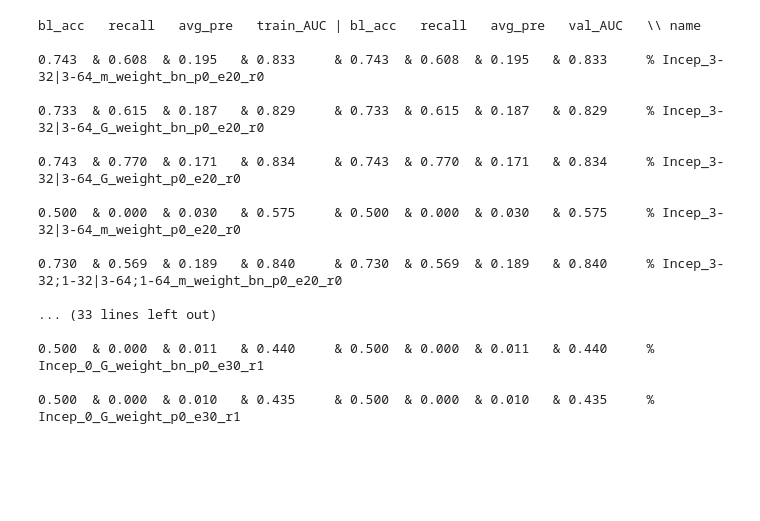
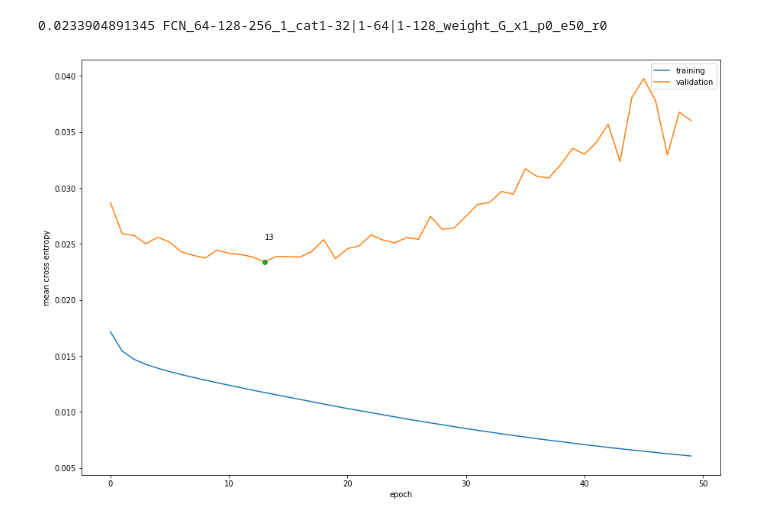
Before and after one commit to LiyaoTang/Road-Extraction-from-Time-Series-Satellite-Images, a Jupyter notebook: NSW-CNN/Segmentation-FCN/parse_log.ipynb, the cells around one changed output. Drawn from its saved outputs; the diff is of its cells as text; code cells hidden in the pictures; blank space fills up the shorter version.

```diff
--- a/NSW-CNN/Segmentation-FCN/parse_log.ipynb
+++ b/NSW-CNN/Segmentation-FCN/parse_log.ipynb
@@ -6,7 +6,6 @@ import sklearn as sk
 import sklearn.linear_model as sklm
 import sklearn.metrics as skmt
 import matplotlib
-matplotlib.use('agg') # so that plt works in command line
 import matplotlib.pyplot as plt
 import scipy.io as sio
 import skimage.io
@@ -30,6 +29,6 @@ from Data_Extractor import *
 
 parser = OptionParser()
 parser.add_option("--dir", dest="dir")
-(options, args) = parser.parse_args(["--dir", "./Log/Inception/"])
+(options, args) = parser.parse_args(["--dir", "./Log/FCN/"])
 
 log_dir = options.dir
@@ -197,0 +204,8 @@ sorted_record_list
+# %%
+conv_set = set([])
+for r in sorted_record_list:
+    if r['train']['xen_curve']:
+        conv_set.add((r['conv'], r['cat']))
+print(len(sorted_record_list))
+for p in conv_set:
+    print(p)
@@ -198,5 +264,41 @@ sorted_record_list
+# %%
+# selected_model = ['FCN_32-64-128_1_cat1-32;3-32_weight_G_x1_p0_e25_r0-24',
+#                   'FCN_32-64-128_1_cat1-32;3-32|1-32;3-32_weight_G_x1_p0_e25_r0-19',
+#                   'FCN_32-64-128_1_cat1-32|1-32|1-32_weight_G_x1_p0_e25_r0-24',
+#                   'FCN_64-128-256_1_cat1-32;3-32_weight_G_x1_p0_e25_r0-19',
+#                   'FCN_64-128-256_1_cat1-32;3-32|1-32;3-32_weight_G_x1_p0_e25_r0-19',
+#                   'FCN_64-128-256_1_cat1-32|1-32|1-32_weight_G_x1_p0_e25_r0-19']
+
+selected_model = ['FCN_64-128-256_1_cat1-32|1-64|1-128_weight_G_x1_p0_e50_r0']
+# %%
+for r in sorted_record_list:
+    if r['name'] not in selected_model:
+        continue
+
+    val_min_y = min(r['val']['xen_curve'])
+    val_min_x = r['val']['xen_curve'].index(val_min_y)
+    print(val_min_y, r['name'])
+
+    plt.close('all')
+    plt.figure(figsize=(15,10))
+    plt.plot(r['train']['xen_curve'], label='training')
+    plt.plot(r['val']['xen_curve'], label='validation')
+
+    plt.plot(val_min_x, val_min_y, 'o')
+    plt.annotate(str(val_min_x), xy=(val_min_x, val_min_y), xytext=(val_min_x, val_min_y+0.002))
+
+    plt.xlabel('epoch')
+    plt.ylabel('mean cross entropy')
+
+    plt.legend()
+    plt.savefig(r['name'], bbox_inches='tight', transparent=True)
+    plt.show()
+    print()
+# %% [output]
+0.0233904891345 FCN_64-128-256_1_cat1-32|1-64|1-128_weight_G_x1_p0_e50_r0
+[figure, added]
 # %%
-print("%-6s   %-6s   %-7s   %-9s | %-6s   %-6s   %-7s   %-9s \\\\ %s \n" % (
+print("%-30s & %-6s %-6s   %-7s   %-9s | %-6s   %-6s   %-7s   %-9s \\\\ %s \n" % ('structure',
                                    'bl_acc', 'recall',  'avg_pre','train_AUC',
                                    'bl_acc',   'recall','avg_pre','val_AUC',
                                    'name'))
@@ -205,32 +307,15 @@ for r in sorted_record_list:
 
     train_bal_acc = (r['train']['pos_recall'] + r['train']['neg_recall'])/2
     val_bal_acc = (r['val']['pos_recall'] + r['train']['neg_recall'])/2
-    print("%-6.3f & %-6.3f & %-7.3f & %-9.3f & %-6.3f & %-6.3f & %-7.3f & %-9.3f %% %s \n" %
-          (r['train']['bal_acc'], r['train']['pos_recall'], r['train']['avg_pre'], r['train']['AUC'],
-           r['val']['bal_acc'],   r['val']['pos_recall'],   r['val']['avg_pre'],   r['val']['AUC'],
+    print("%-30s & %-7.3f & %-7.3f & %-4.3f & %-7.3f & %-7.3f & %-4.3f \\\\ %% %s \n" %
+          (r['conv'].replace('|', '| '), # +' '+r['cat'],
+           r['train']['bal_acc'], r['train']['avg_pre'], r['train']['AUC'],
+           r['val']['bal_acc'],   r['val']['avg_pre'],   r['val']['AUC'],
            r['name'])
          )
 
-    assert (abs(r['val']['pos_recall'] + r['val']['neg_recall'])/2 - r['val']['bal_acc']) < 1e-10
-    assert (abs(r['train']['pos_recall'] + r['train']['neg_recall'])/2 - r['train']['bal_acc']) < 1e-10
+    assert (abs(r['val']['pos_recall'] + r['val']['neg_recall'])/2 - r['val']['bal_acc']) < 1e-3
+    assert (abs(r['train']['pos_recall'] + r['train']['neg_recall'])/2 - r['train']['bal_acc']) < 1e-3
-# %% [output]
-bl_acc   recall   avg_pre   train_AUC | bl_acc   recall   avg_pre   val_AUC   \\ name
-
-0.743  & 0.608  & 0.195   & 0.833     & 0.743  & 0.608  & 0.195   & 0.833     % Incep_3-32|3-64_m_weight_bn_p0_e20_r0
-
-0.733  & 0.615  & 0.187   & 0.829     & 0.733  & 0.615  & 0.187   & 0.829     % Incep_3-32|3-64_G_weight_bn_p0_e20_r0
-
-0.743  & 0.770  & 0.171   & 0.834     & 0.743  & 0.770  & 0.171   & 0.834     % Incep_3-32|3-64_G_weight_p0_e20_r0
-
-0.500  & 0.000  & 0.030   & 0.575     & 0.500  & 0.000  & 0.030   & 0.575     % Incep_3-32|3-64_m_weight_p0_e20_r0
-
-0.730  & 0.569  & 0.189   & 0.840     & 0.730  & 0.569  & 0.189   & 0.840     % Incep_3-32;1-32|3-64;1-64_m_weight_bn_p0_e20_r0
-
-... (33 lines left out)
-
-0.500  & 0.000  & 0.011   & 0.440     & 0.500  & 0.000  & 0.011   & 0.440     % Incep_0_G_weight_bn_p0_e30_r1
-
-0.500  & 0.000  & 0.010   & 0.435     & 0.500  & 0.000  & 0.010   & 0.435     % Incep_0_G_weight_p0_e30_r1
 # %%
 import re
 file = open('./norm_T   up_sample   train_acc   recall   val_acc')
```
Also changed, not shown: parts of 7 cells of this notebook, 9 other files.
